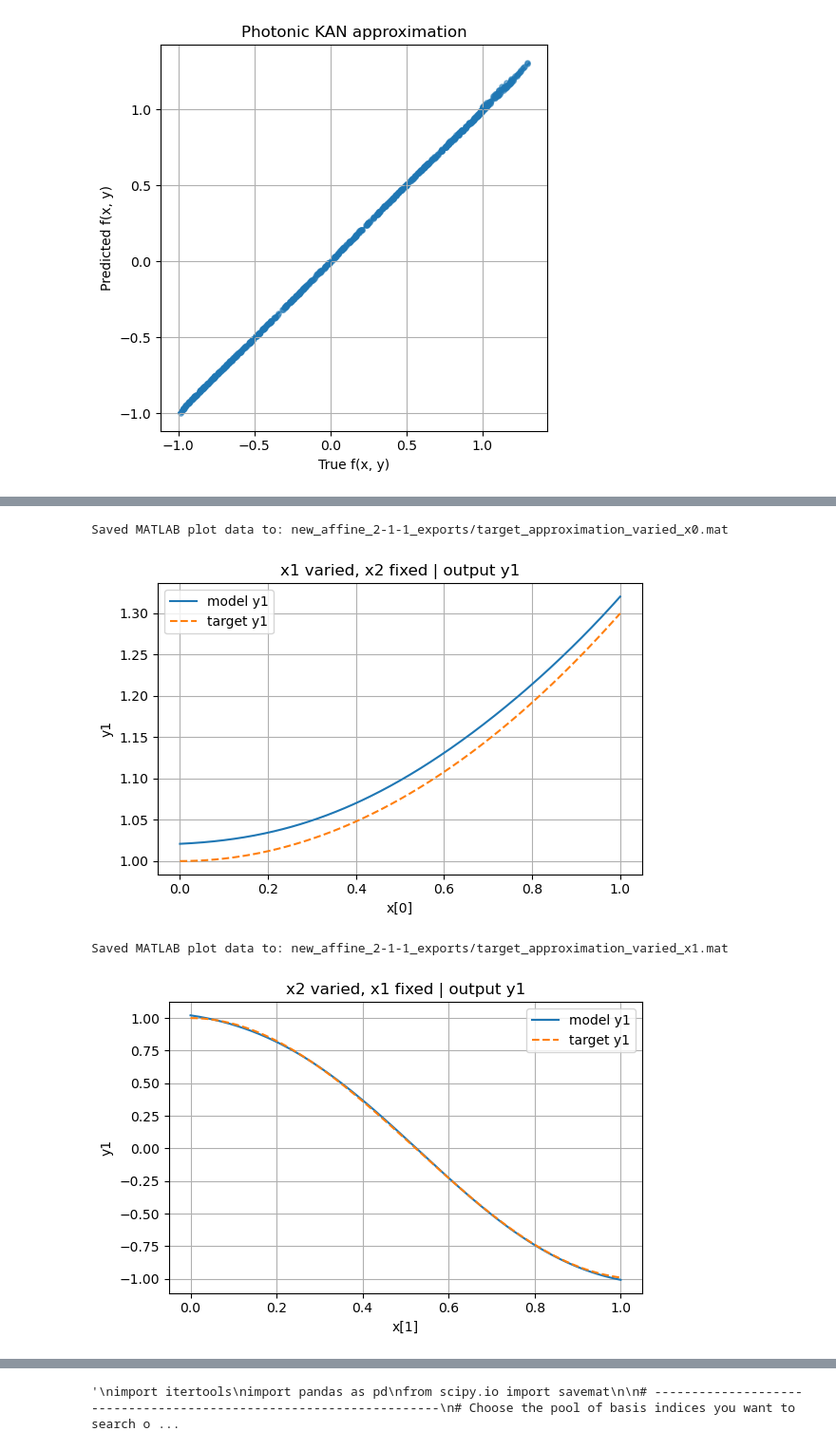
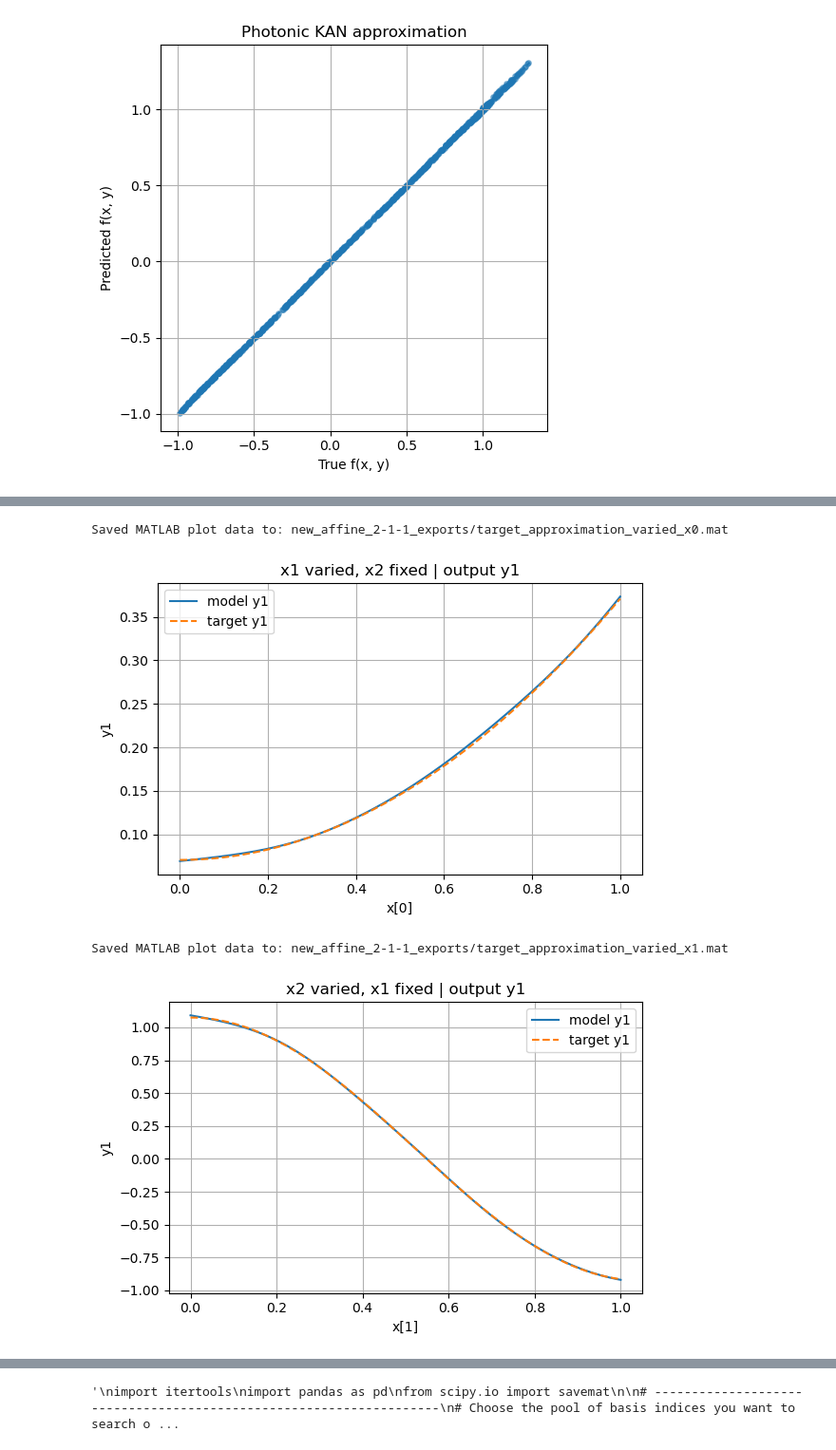
Before and after one commit to sofijaorlovic/photonic-KAN, a Jupyter notebook: affine_kan_new_target.ipynb, the cells around one changed output, grey strips where cells are left out. Shown at 95% size. Saved outputs shown, nothing was run; the diff lists cells and outputs as text; code cells hidden in the pictures.

```diff
--- a/affine_kan_new_target.ipynb
+++ b/affine_kan_new_target.ipynb
@@ -69,12 +69,13 @@ y_test = target_fn(x_test)
 model = KAN(
     in_count=2,
     out_count=1,
-    hidden_layer_sizes=[10],   # [2, 10, 1] KAN
+    hidden_layer_sizes=[6],
     x_min=float(input_power.min()),
     x_max=float(input_power.max()),
     layer_type="photonic_interval_affine_clean",
     b_coef_selected=b_coef_selected,
-    input_abs_max=input_abs_max,
+    input_neg_max = [0.2, 3.0],
+    input_pos_max = [1.0, 3.0],
     basis_min=0.05,
     basis_max=2.0,
     dropout_prob=0.0,
@@ -271,14 +272,14 @@ Saved MATLAB plot data to: new_affine_2-1-1_exports/coefficient_vector_L1_out0_i
 # %%
 model.plot_target_approximation(
     target_fn=target_fn,
     x_range=(x_min_test, x_max_test),
-    fixed_values=[0.0, 0.0],
+    fixed_values=[0.5, 0.5],
     resolution=400,
     mat_export_prefix="target_approximation",
     mat_export_dir=mat_folder,
 )
 # %% [output]
 Saved MATLAB plot data to: new_affine_2-1-1_exports/target_approximation_varied_x0.mat
-[figure, old version]
+[figure, new version]
 Saved MATLAB plot data to: new_affine_2-1-1_exports/target_approximation_varied_x1.mat
-[figure, old version]
+[figure, new version]
```
Also changed, not shown: parts of 8 cells of this notebook, 14 other files.
